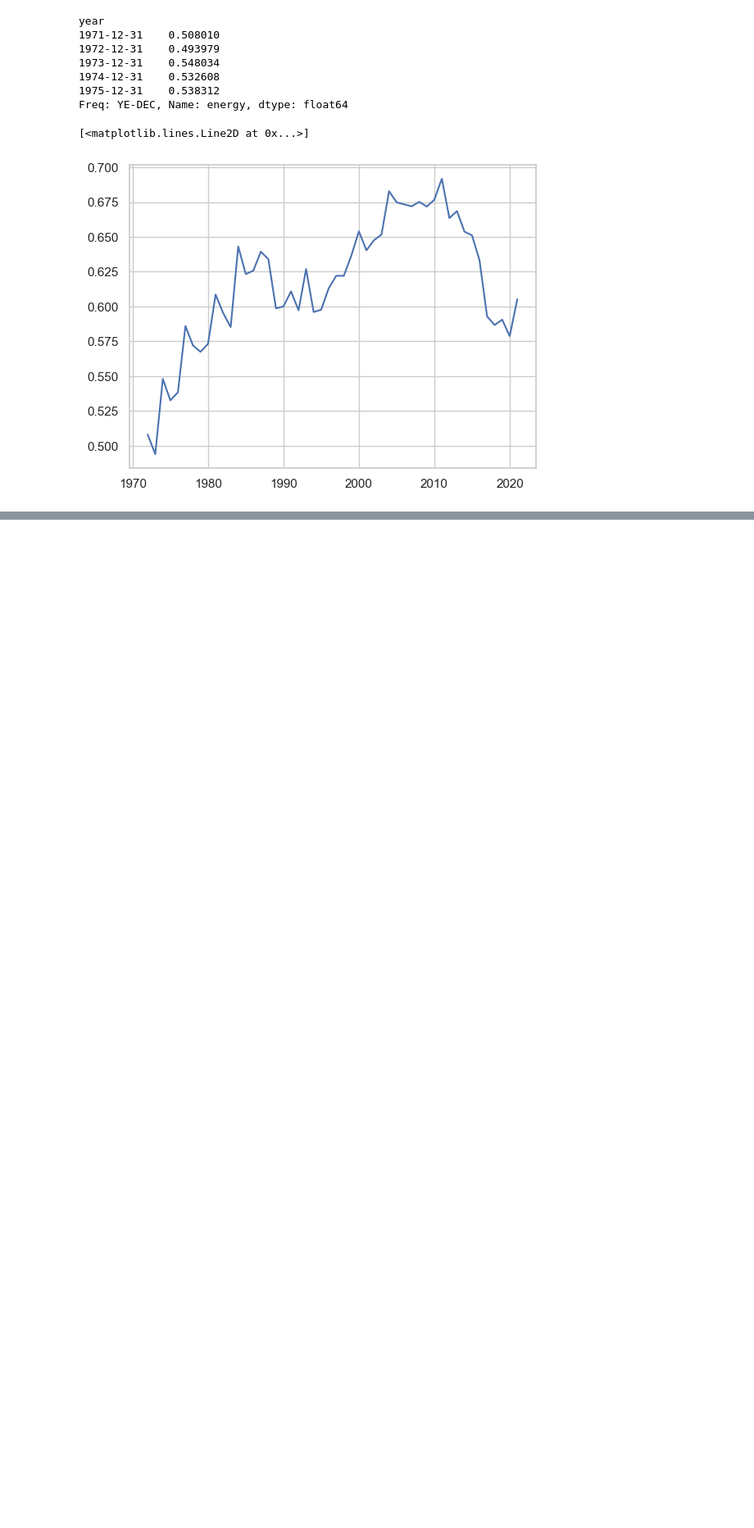
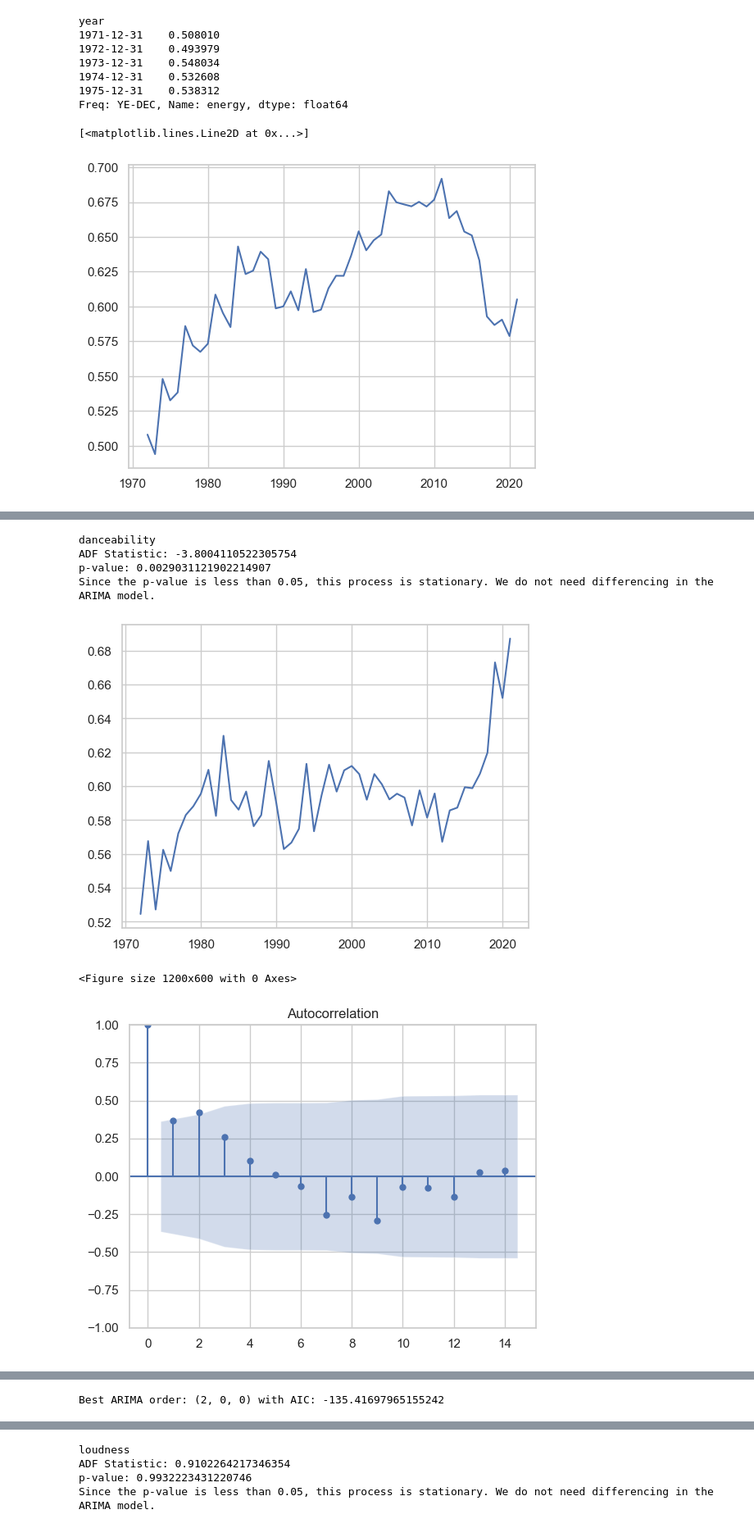
Before and after one commit to yt1653/1018_time_series_project, a Jupyter notebook: arima.ipynb, the cells around one changed output, grey strips where cells are left out. Shown at 82% size. Drawn from its saved outputs; the diff is of its cells as text; code cells hidden in the pictures; blank space fills up the shorter version.

```diff
--- a/arima.ipynb
+++ b/arima.ipynb
@@ -352,6 +391,11 @@ def time_series_analysis(train, test):
     adf_result = adfuller(train)
     print("ADF Statistic:", adf_result[0])
     print("p-value:", adf_result[1])
+    if result[1] < 0.05:
+        print('Since the p-value is less than 0.05, this process is stationary. We do not need differencing in the ARIMA model.')
+    else:
+        print('Since the p-value is greater than 0.05, this process is not stationary. We need differencing in the ARIMA model.')
+
 
     # ACF and PACF plots
     plt.figure(figsize=(12, 6))
@@ -463,0 +519,21 @@ Best ARIMA order: (1, 0, 3) with AIC: -131.80135901908287
+# %%
+feats = ['danceability', 'loudness', 'speechiness', 'tempo', 'popularity']
+for feat in feats:
+    print(feat)
+    feat_df = df_popular[feat]
+    feat_df = feat_df.resample('Y').mean()
+    feat_df.dropna(inplace=True)
+    plt.plot(feat_df)
+
+    feat_df.describe(include='all')
+
+    feat_train, feat_test = train_test_split(feat_df)
+    time_series_analysis(feat_train, feat_test)
+# %% [output]
+danceability
+ADF Statistic: -3.8004110522305754
+p-value: 0.0029031121902214907
+Since the p-value is less than 0.05, this process is stationary. We do not need differencing in the ARIMA model.
+[figure, added]
+<Figure size 1200x600 with 0 Axes>
+[figure, added]
@@ -463,0 +541 @@ Best ARIMA order: (1, 0, 3) with AIC: -131.80135901908287
+Best ARIMA order: (2, 0, 0) with AIC: -135.41697965155242
@@ -463,0 +543,4 @@ Best ARIMA order: (1, 0, 3) with AIC: -131.80135901908287
+loudness
+ADF Statistic: 0.9102264217346354
+p-value: 0.9932223431220746
+Since the p-value is less than 0.05, this process is stationary. We do not need differencing in the ARIMA model.
```
Also changed, not shown: parts of 19 cells of this notebook.
